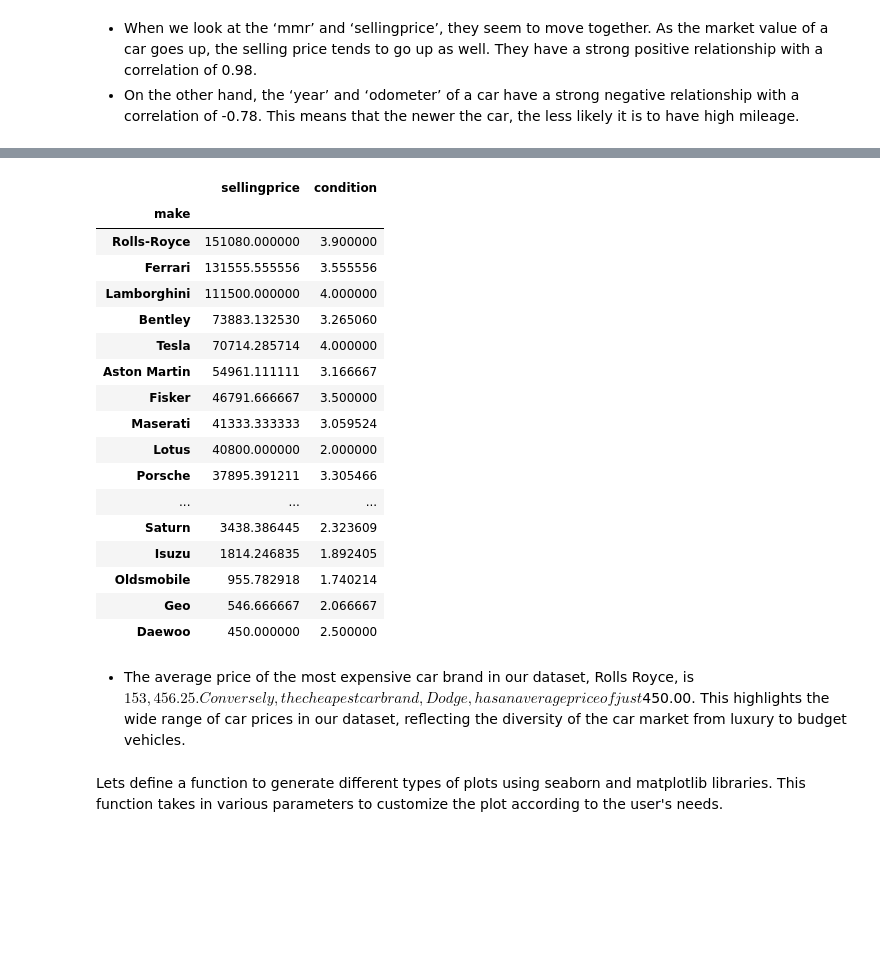
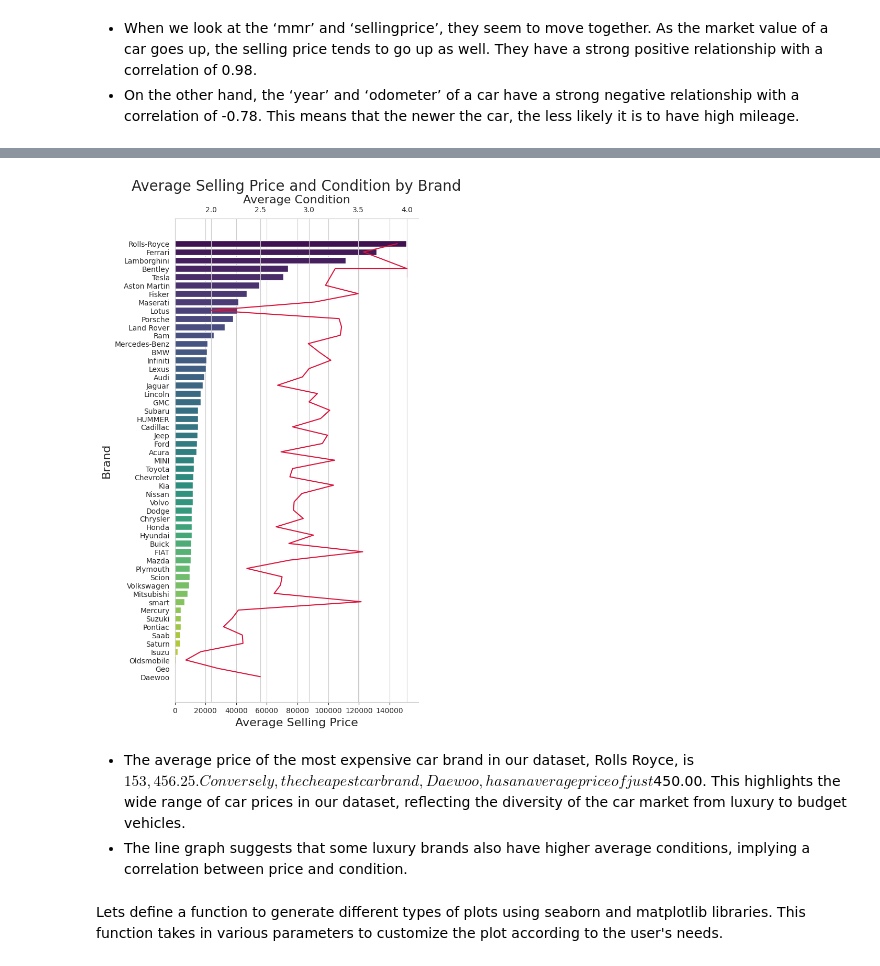
Before and after one commit to totargaming/VehicleSalesReport, a Jupyter notebook: vehicle-sales-eda.ipynb, the cells around one changed output, grey strips where cells are left out. Saved outputs shown, nothing was run; the diff lists cells and outputs as text; code cells hidden in the pictures; blank space fills up the shorter version.

```diff
--- a/vehicle-sales-eda.ipynb
+++ b/vehicle-sales-eda.ipynb
@@ -385,21 +458,3 @@ plt.title('Correlation Heatmap', fontsize=20)  # Add a title to the heatmap
 plt.show()
 # %% [output]
 [figure]
-# %%
-plt.figure(figsize=(12,10))  # Increase the size of the heatmap
-sns.set_style("darkgrid")  # Set the style of the plot to darkgrid for a more modern look
-cmap = sns.diverging_palette(220, 10, as_cmap=True)  # Use a different color palette
-sns.heatmap(data[num_col].corr(), annot=True, fmt=".2f", cmap=cmap, annot_kws={'size': 15}, linewidths=.5)  # Format the annotations to 2 decimal places, increase the annotation size, and add lines between cells
-plt.title('Correlation Heatmap', fontsize=25, fontweight='bold', pad=20)  # Add a title to the heatmap with increased size and bold font
-plt.xticks(fontsize=12, rotation=45)  # Increase the size of the x-axis labels and rotate them for better readability
-plt.yticks(fontsize=12)  # Increase the size of the y-axis labels
-plt.show()
-# %%
-plt.figure(figsize=(12,10))  # Increase the size of the heatmap
-sns.set_style("darkgrid")  # Set the style of the plot to darkgrid for a more modern look
-cmap = sns.diverging_palette(220, 10, as_cmap=True)  # Use a different color palette
-sns.heatmap(data[num_col].corr(), annot=True, fmt=".2f", cmap=cmap, annot_kws={'size': 15}, linewidths=.5)  # Format the annotations to 2 decimal places, increase the annotation size, and add lines between cells
-plt.title('Correlation Heatmap', fontsize=25, fontweight='bold', pad=20)  # Add a title to the heatmap with increased size and bold font
-plt.xticks(fontsize=12, rotation=45)  # Increase the size of the x-axis labels and rotate them for better readability
-plt.yticks(fontsize=12)  # Increase the size of the y-axis labels
-plt.show()
@@ -425,26 +485,36 @@ plt.show()
 # %%
-data.groupby('make')[['sellingprice', 'condition']].mean().sort_values(by=['sellingprice', 'condition'], ascending=False)
+# Group the data and reset the index
+grouped_data = data.groupby('make')[['sellingprice', 'condition']].mean().sort_values(by=['sellingprice', 'condition'], ascending=False).reset_index()
+
+# Set the style of the plot
+sns.set_style("whitegrid")
+
+# Create a figure and axes
+fig, ax1 = plt.subplots(figsize=(6, 12))
+
+# Create a horizontal bar plot for selling price
+sns.barplot(y='make', x='sellingprice', data=grouped_data, ax=ax1, palette='viridis', orient='h')
+
+# Create a second x-axis for condition
+ax2 = ax1.twiny()
+sns.lineplot(y='make', x='condition', data=grouped_data, ax=ax2, color='crimson', sort=False)
+
+# Set the labels and title
+ax1.set_ylabel('Brand', fontsize=16)
+ax1.set_xlabel('Average Selling Price', fontsize=16)
+ax2.set_xlabel('Average Condition', fontsize=16)
+plt.title('Average Selling Price and Condition by Brand', fontsize=20)
+
+# Remove the top and right spines from plot for a cleaner look
+sns.despine(ax=ax2, top=False, bottom=True)
+sns.despine(ax=ax1, bottom=False, top=True)
+
+plt.show()
 # %% [output]
-|  | sellingprice | condition |
-| make |  |  |
-| Rolls-Royce | 151080.000000 | 3.900000 |
-| Ferrari | 131555.555556 | 3.555556 |
-| Lamborghini | 111500.000000 | 4.000000 |
-| Bentley | 73883.132530 | 3.265060 |
-| Tesla | 70714.285714 | 4.000000 |
-| Aston Martin | 54961.111111 | 3.166667 |
-| Fisker | 46791.666667 | 3.500000 |
-| Maserati | 41333.333333 | 3.059524 |
-| Lotus | 40800.000000 | 2.000000 |
-| Porsche | 37895.391211 | 3.305466 |
-| ... | ... | ... |
-| Saturn | 3438.386445 | 2.323609 |
-| Isuzu | 1814.246835 | 1.892405 |
-| Oldsmobile | 955.782918 | 1.740214 |
-| Geo | 546.666667 | 2.066667 |
-| Daewoo | 450.000000 | 2.500000 |
+[figure, added]
 # %% [markdown]
-* The average price of the most expensive car brand in our dataset, Rolls Royce, is $153,456.25. Conversely, the cheapest car brand, Dodge, has an average price of just $450.00. This highlights the wide range of car prices in our dataset, reflecting the diversity of the car market from luxury to budget vehicles.
+* The average price of the most expensive car brand in our dataset, Rolls Royce, is $153,456.25. Conversely, the cheapest car brand, Daewoo, has an average price of just $450.00. This highlights the wide range of car prices in our dataset, reflecting the diversity of the car market from luxury to budget vehicles.
+* The line graph suggests that some luxury brands also have higher average conditions, implying a correlation between price and condition.
 # %% [markdown]
 Lets define a function to generate different types of plots using seaborn and matplotlib libraries. This function takes in various parameters to customize the plot according to the user's needs.
 # %%
```
Also changed, not shown: parts of 15 cells of this notebook.
